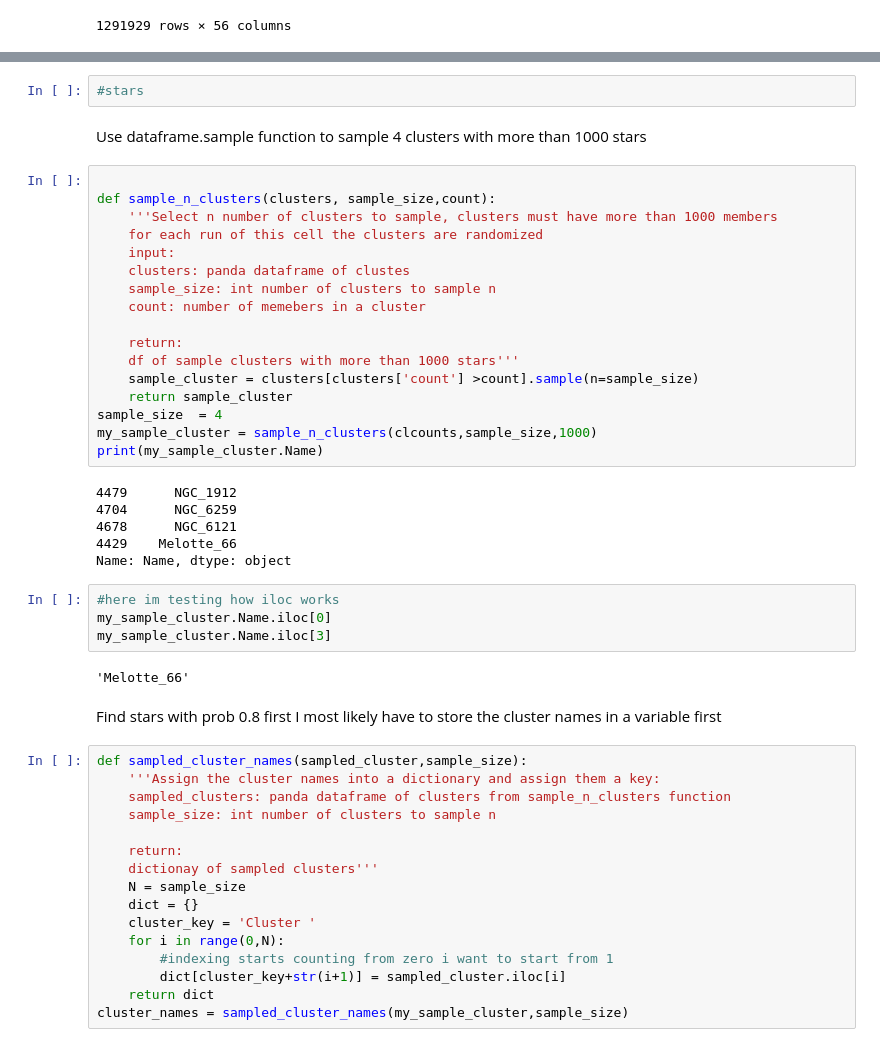
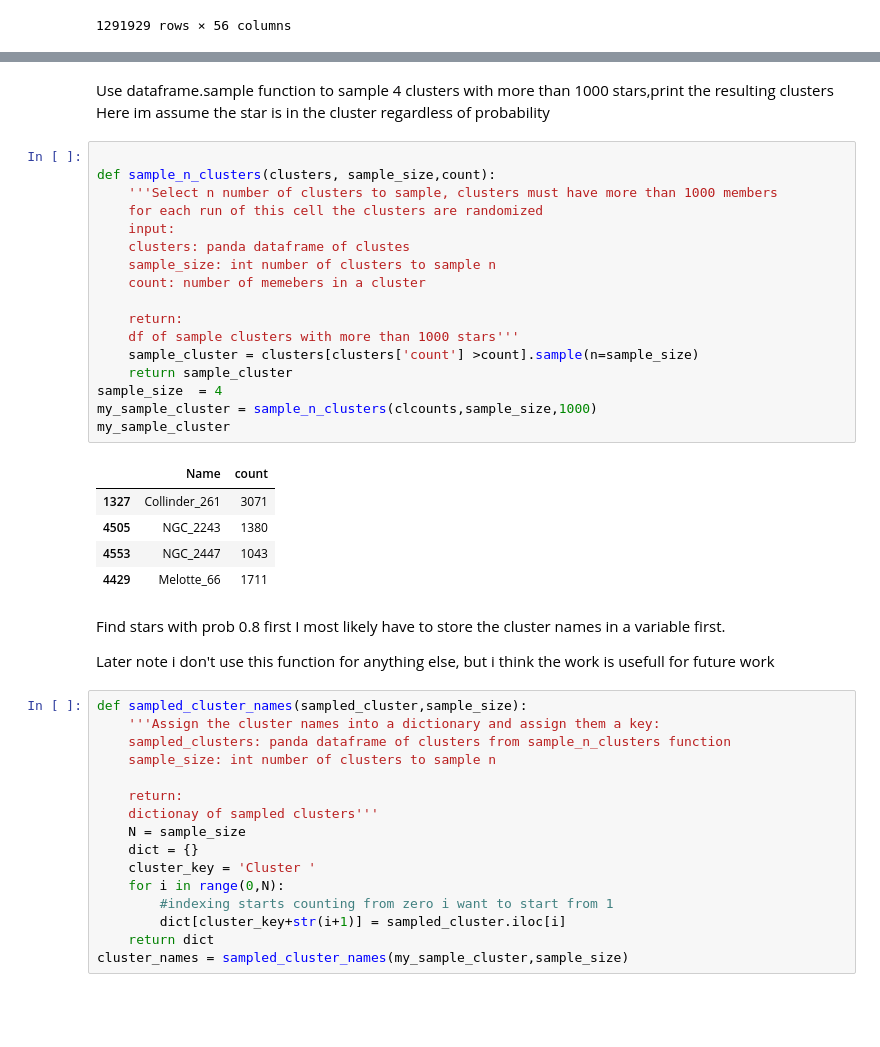
Before and after one commit to MantisShrimp2/Stat_Methods_2024, a Jupyter notebook: Assignment1/Karan_Kumar_A1.ipynb, the cells around one changed output, grey strips where cells are left out. Saved outputs shown, nothing was run; the diff lists cells and outputs as text; blank space fills up the shorter version.

```diff
--- a/Assignment1/Karan_Kumar_A1.ipynb
+++ b/Assignment1/Karan_Kumar_A1.ipynb
@@ -55,38 +43,33 @@ clcounts
-# %%
-#stars
 # %% [markdown]
-Use dataframe.sample function to sample 4 clusters with more than 1000 stars
+Use dataframe.sample function to sample 4 clusters with more than 1000 stars,print the resulting clusters
+Here im assume the star is in the cluster regardless of probability
 # %%
 
 def sample_n_clusters(clusters, sample_size,count):
     '''Select n number of clusters to sample, clusters must have more than 1000 members
     for each run of this cell the clusters are randomized
     input:
     clusters: panda dataframe of clustes
     sample_size: int number of clusters to sample n
     count: number of memebers in a cluster
 
     return:
     df of sample clusters with more than 1000 stars'''
     sample_cluster = clusters[clusters['count'] >count].sample(n=sample_size)
     return sample_cluster
 sample_size  = 4
 my_sample_cluster = sample_n_clusters(clcounts,sample_size,1000)
-print(my_sample_cluster.Name)
+my_sample_cluster
 # %% [output]
-4479      NGC_1912
-4704      NGC_6259
-4678      NGC_6121
-4429    Melotte_66
-Name: Name, dtype: object
+|  | Name | count |
+| 1327 | Collinder_261 | 3071 |
+| 4505 | NGC_2243 | 1380 |
+| 4553 | NGC_2447 | 1043 |
+| 4429 | Melotte_66 | 1711 |
-# %%
-#here im testing how iloc works
-my_sample_cluster.Name.iloc[0]
-my_sample_cluster.Name.iloc[3]
-# %% [output]
-'Melotte_66'
 # %% [markdown]
-Find stars with prob 0.8 first I  most likely have to store the cluster names in a variable first
+Find stars with prob 0.8 first I  most likely have to store the cluster names in a variable first.
+
+Later note i don't use this function for anything else, but i think the work is usefull for future work
 # %%
 def sampled_cluster_names(sampled_cluster,sample_size):
     '''Assign the cluster names into a dictionary and assign them a key:
```
Also changed, not shown: parts of 29 cells of this notebook.
